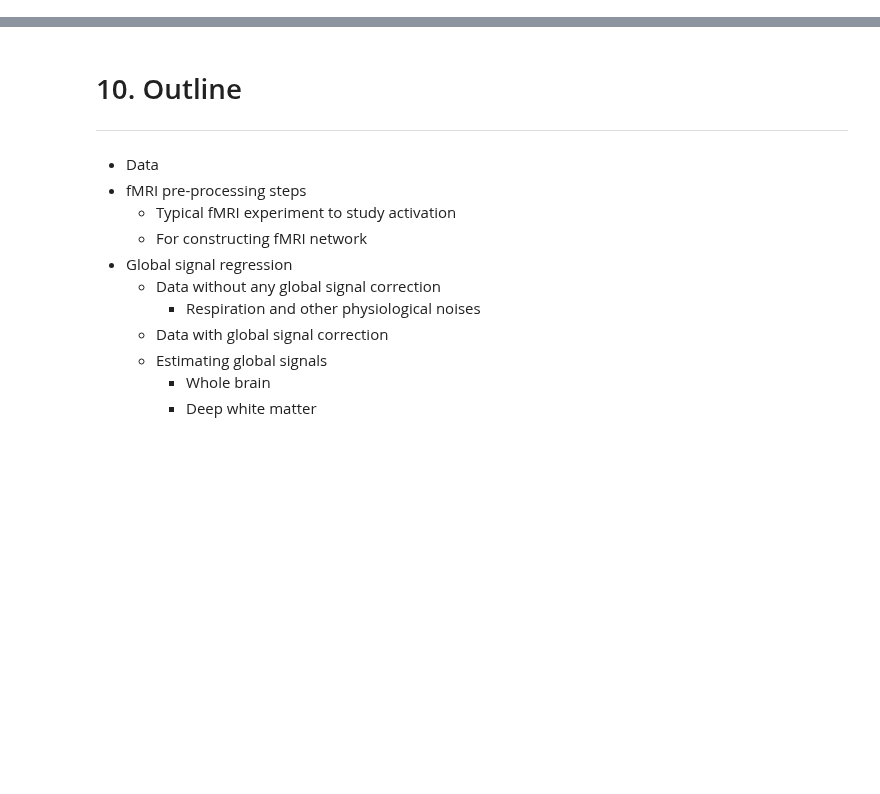
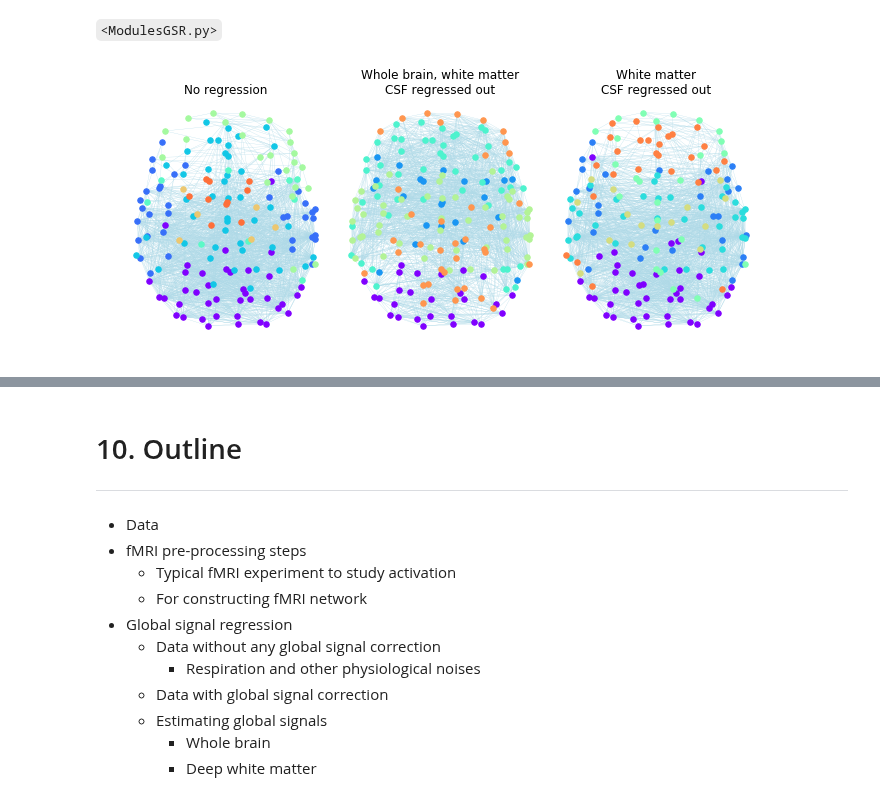
Before and after one commit to sathayas/JupyterConnectivitySpring2019, a Jupyter notebook: fMRIPreprop.ipynb, the cells around one changed output, grey strips where cells are left out. Cells and saved outputs as stored; diff of their text form; code cells hidden in the pictures; blank space fills up the shorter version.

Commit message:
In the process of showing the GSR networks

```diff
--- a/fMRIPreprop.ipynb
+++ b/fMRIPreprop.ipynb
@@ -14,0 +194,80 @@ PSY 381D <b>Brain Connectivity</b>, Spring 2019
+# %% [markdown]
+`<ModulesGSR.py>`
+# %%
+import numpy as np
+import matplotlib.pyplot as plt
+import networkx as nx
+import community   # Louvain method
+
+# ROI IDs
+# Left precentral gyrus: 50
+# Left post-cingulate, precuneus: 174
+
+##### Custom distinct color function --- to be used later
+def get_cmap(n, name='hsv'):
+    '''Returns a function that maps each index in 0, 1, ..., n-1 to a distinct
+    RGB color; the keyword argument name must be a standard mpl colormap name.'''
+    return plt.cm.get_cmap(name, n)
+
+
+####### Loading the network data
+fTS = 'DatafMRIPreprop/Oxford_sub16112_Rt2_K200.npz'
+nodes = np.load(fTS)['nodes']
+xyz = np.load(fTS)['xyz']
+fG = 'DatafMRIPreprop/Oxford_sub16112_Rt2_K200_deg20.adjlist'
+fG_WBWMCSF = 'DatafMRIPreprop/Oxford_sub16112_WBWMCSF_Rt2_K200_deg20.adjlist'
+fG_WMCSF = 'DatafMRIPreprop/Oxford_sub16112_WMCSF_Rt2_K200_deg20.adjlist'
+G = nx.read_adjlist(fG, nodetype=int)
+G_WBWMCSF = nx.read_adjlist(fG_WBWMCSF, nodetype=int)
+G_WMCSF = nx.read_adjlist(fG_WMCSF, nodetype=int)
+G_list = [G, G_WBWMCSF, G_WMCSF]
+netLabel = ['No regression',
+            'Whole brain, white matter\nCSF regressed out',
+            'White matter\nCSF regressed out']
+
+
+####### Finding the giant component and modular partition
+partition_list = []
+GC_list = []
+for iG in G_list:
+    # finding the giant component
+    GC_nodes = max(nx.connected_components(iG), key=len)
+    GC = iG.subgraph(GC_nodes)
+    GC_list.append(iG)
+    ###### modular partition by Louvain
+    partition = community.best_partition(GC)
+    partition_list.append(partition)
+
+
+
+###### drawing the graph
+# dictionary of xy-coordinates
+pos = {}
+for iROI in range(len(nodes)):
+    pos[nodes[iROI]] = xyz[iROI,:2]
+
+# Loop over states for visualization
+plt.figure(figsize=[9,4])
+for i,iGC in enumerate(GC_list):
+
+    # finally, graph with communities in different colors (Louvain)
+    plt.subplot(1,3,i+1)
+    nComm = max([comm for comm in partition_list[i].values()])+1
+    node_color_list = get_cmap(nComm+1,'rainbow')
+    for iComm in range(nComm):
+        nodeList = [iNode for iNode,Comm in partition_list[i].items()
+                    if Comm==iComm]
+        nx.draw_networkx_nodes(iGC, pos,
+                               nodelist=nodeList,
+                               node_color = np.array([node_color_list(iComm)]),
+                               node_size=30)
+    nx.draw_networkx_edges(iGC, pos, width=0.25,
+                           edge_color='lightblue')
+    plt.title(netLabel[i])
+    plt.axis('off')
+
+plt.subplots_adjust(left=0.01, right=0.99, wspace=0.05,
+                    bottom=0.025, top=0.85)
+plt.show()
+# %% [output]
+[figure, added]
```
Also changed, not shown: parts of 12 cells of this notebook.
